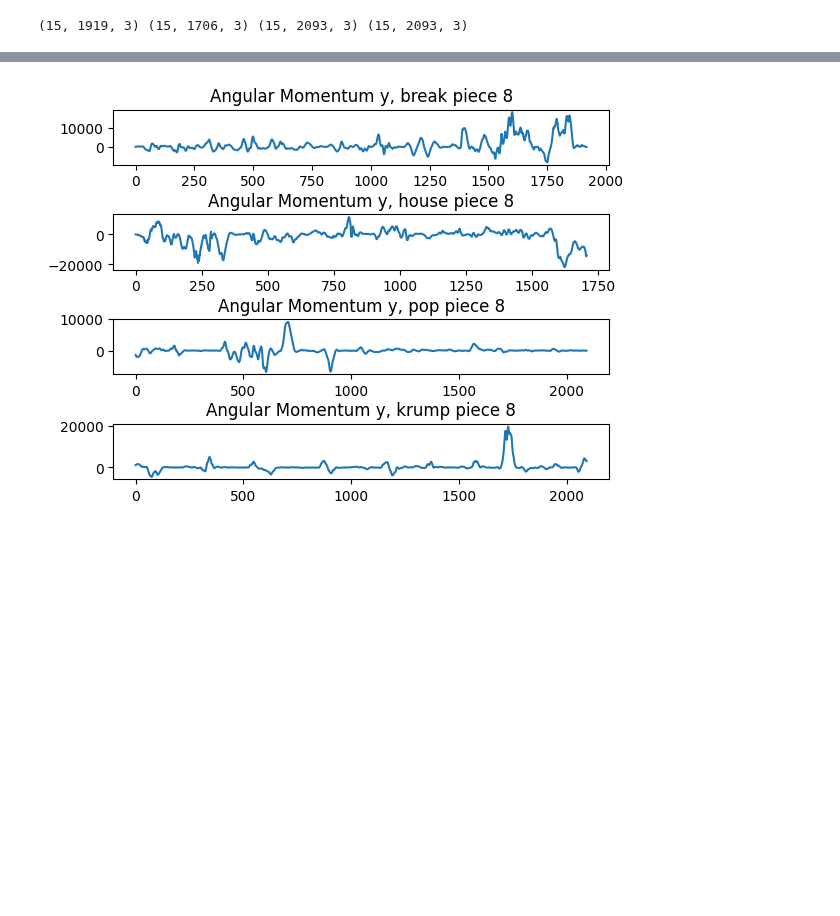
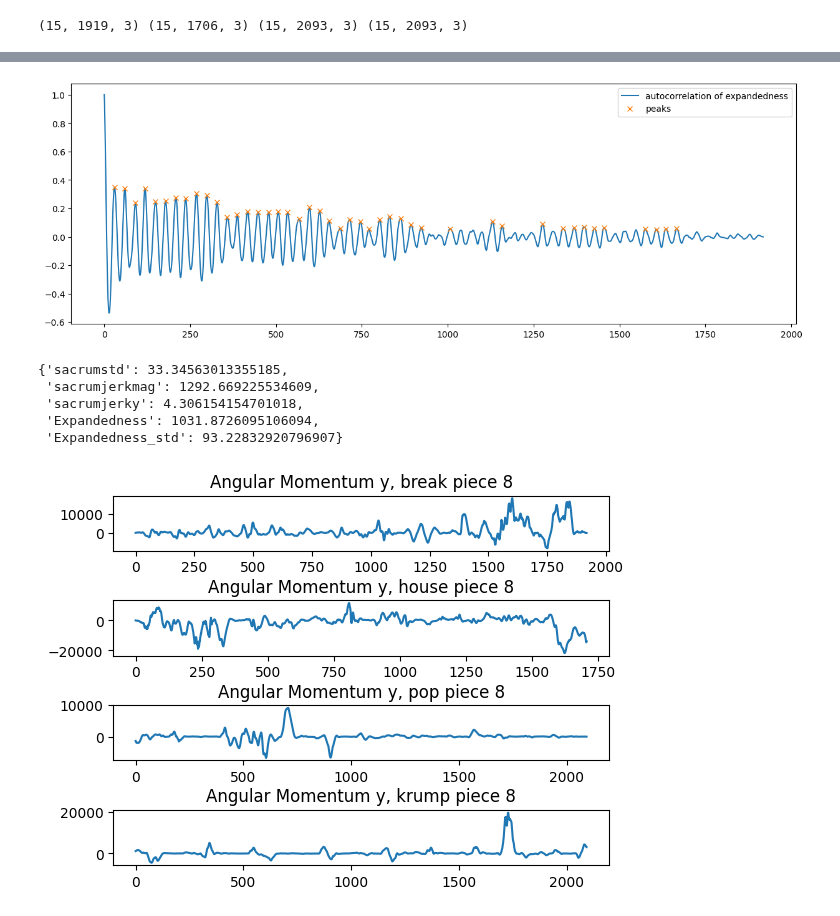
Before and after one commit to tBenBaker/MovementClassifier, a Jupyter notebook: DanceProj1/notebooks/scratch_feature_explore.ipynb, the cells around one changed output, grey strips where cells are left out. Drawn from its saved outputs; the diff is of its cells as text; code cells hidden in the pictures; blank space fills up the shorter version.

```diff
--- a/DanceProj1/notebooks/scratch_feature_explore.ipynb
+++ b/DanceProj1/notebooks/scratch_feature_explore.ipynb
@@ -62,0 +87,20 @@ print(break1.pos.shape, house1.pos.shape, pop1.pos.shape, krump1.pos.shape)
+# %%
+#calculate autocorrelation of expandedness velocity
+expaautocorr = np.correlate(expavel, expavel, mode='full')     #autocorrelation of expandedness
+expaautocorr = expaautocorr[expaautocorr.size//2:]       #take only the second half of the autocorrelation
+expaautocorr = expaautocorr/expaautocorr[0]              #normalize autocorrelation
+#find peaks and prominences of autocorrelation
+expaautocorrpeaks, expaautocorrproperties = find_peaks(expaautocorr, height=0.05, distance=10, prominence=0.05)
+expaautocorrprominences = expaautocorrproperties['prominences']
+#find widths of autocorrelation peaks
+expaautocorrwidths = peak_widths(expaautocorr, expaautocorrpeaks, rel_height=0.5)
+expaautocorrwidths = expaautocorrwidths[0]
+expaautocorrwidths = expaautocorrwidths*krump1.dt        #convert widths from frames to seconds
+#plot autocorrelation of expandedness with peaks
+plt.figure(figsize=(15,5))
+plt.plot(expaautocorr, label='autocorrelation of expandedness')
+plt.plot(expaautocorrpeaks, expaautocorr[expaautocorrpeaks], "x", label='peaks')
+plt.legend()
+plt.show()
+# %% [output]
+[figure, added]
@@ -63,3 +113,11 @@ print(break1.pos.shape, house1.pos.shape, pop1.pos.shape, krump1.pos.shape)
+# %%
+break1.features
+# %% [output]
+{'sacrumstd': 33.34563013355185,
+ 'sacrumjerkmag': 1292.669225534609,
+ 'sacrumjerky': 4.306154154701018,
+ 'Expandedness': 1031.8726095106094,
+ 'Expandedness_std': 93.22832920796907}
 # %%
 # #calculate angular momentum for the break, house, pop, krump dances
 # angmombr = np.empty_like(break1.pos[0])
```
Also changed, not shown: parts of 28 cells of this notebook, 4 other files.
